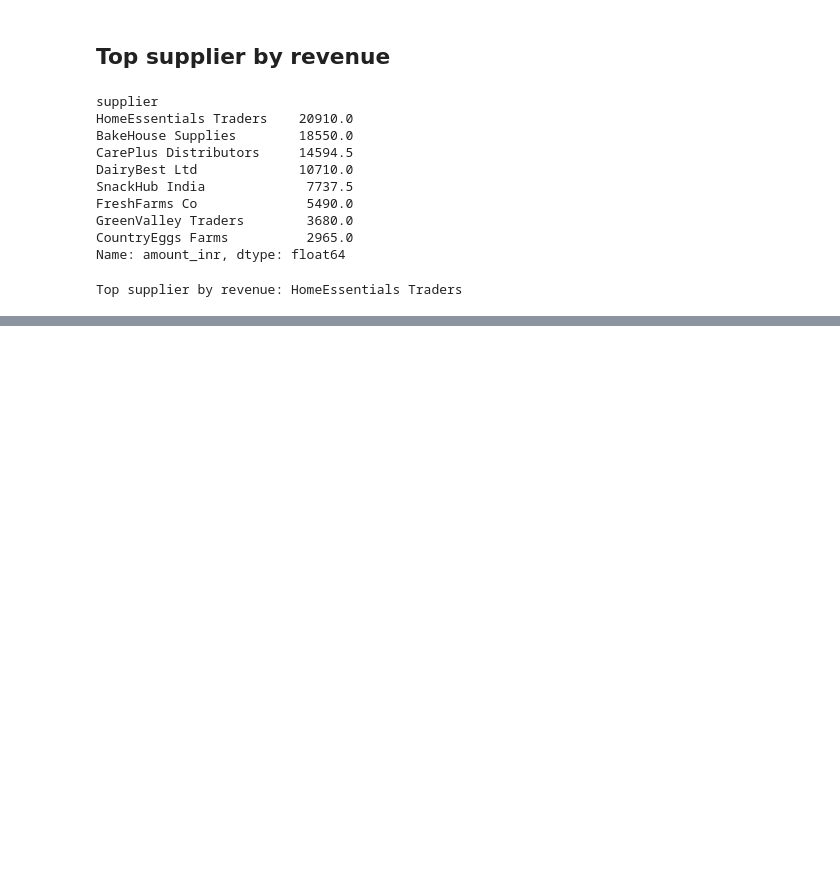
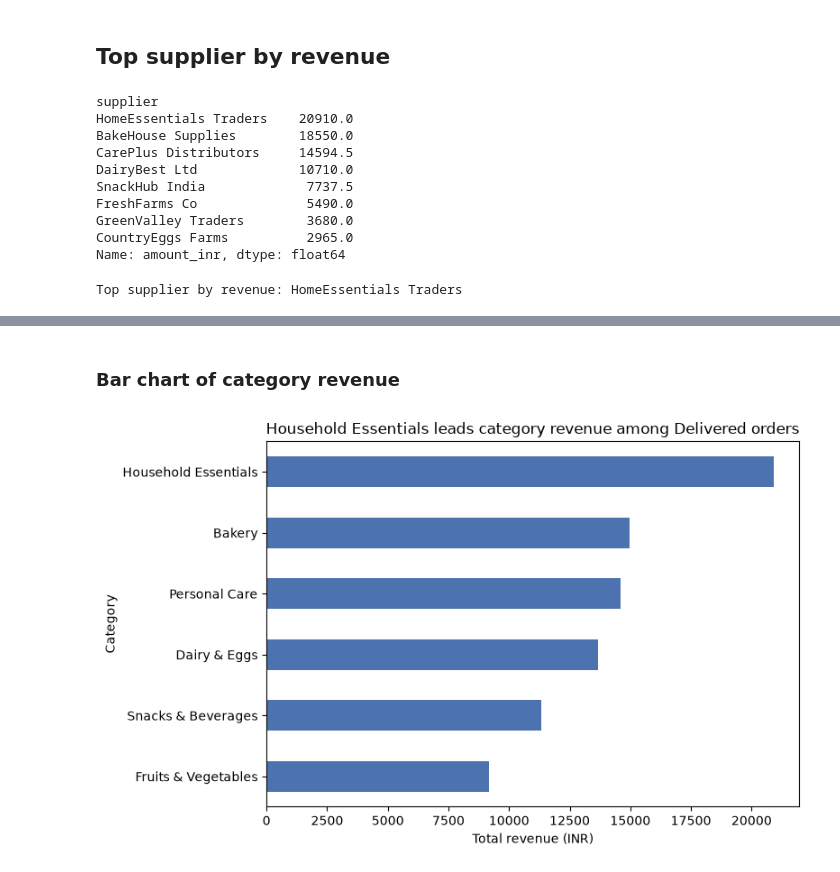
Before and after one commit to shallyJha/bigbasket-capstone, a Jupyter notebook: analysis.ipynb, the cells around one changed output, grey strips where cells are left out. Cells and saved outputs as stored; diff of their text form; code cells hidden in the pictures; blank space fills up the shorter version.

```diff
--- a/analysis.ipynb
+++ b/analysis.ipynb
@@ -232,0 +241,12 @@ Top supplier matches Epic 1: True
+# %% [markdown]
+### Bar chart of category revenue
+# %%
+fig, ax = plt.subplots(figsize=(8, 5))
+category_revenue.sort_values(ascending=True).plot(kind='barh', ax=ax, color='#4C72B0')
+ax.set_title(f'{top_category} leads category revenue among Delivered orders')
+ax.set_xlabel('Total revenue (INR)')
+ax.set_ylabel('Category')
+plt.tight_layout()
+plt.show()
+# %% [output]
+[figure, added]
```
Also changed, not shown: parts of 11 cells of this notebook, 1 other file.
